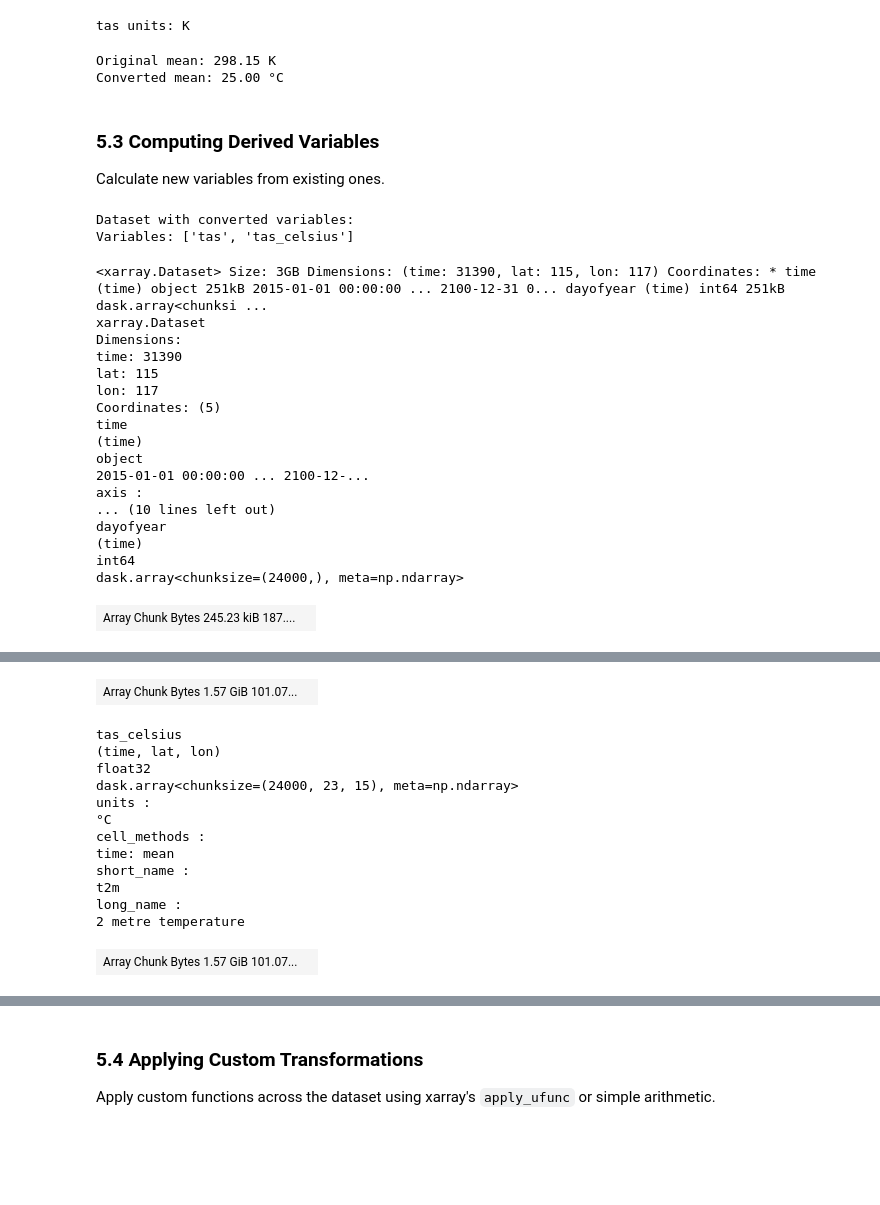
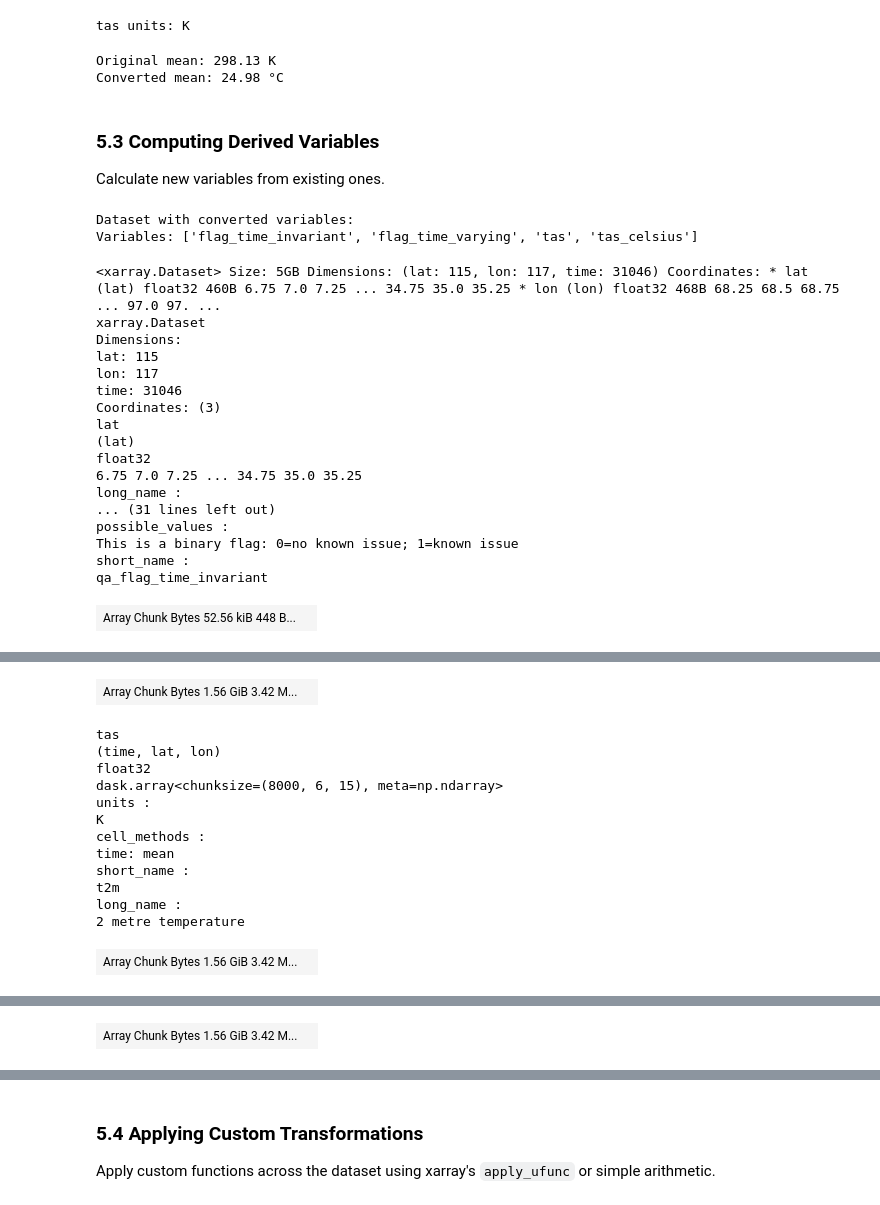
Before and after one commit to carbonplan/srm-downscaling-data-utils, a Jupyter notebook: notebooks/subsetting-and-exporting.ipynb, the cells around one changed output, grey strips where cells are left out. Saved outputs shown, nothing was run; the diff lists cells and outputs as text; code cells hidden in the pictures; blank space fills up the shorter version.

```diff
--- a/notebooks/subsetting-and-exporting.ipynb
+++ b/notebooks/subsetting-and-exporting.ipynb
@@ -92,9 +154,11 @@ Choose one of the datasets: `historical`, `ssp245` or `g6-1.5k`. For the followi
 # %%
-# ===== CUSTOMIZE: Choose your scenario =====
-scenario_name = "ssp245"  # "historical", "ssp245", or "g6-1.5k"
-# ============================================
+# ===== CUSTOMIZE: Choose your scenario and variable =====
+scenario_name = "ssp245"  # "historical", "ssp245", or "g6_1p5k"
+variable_name = "tas"  # any of VARIABLES
+# ========================================================
 
 # No modification needed below
-ds = {"historical": historical_ds, "ssp245": ssp245_ds, "g6-1.5k": g6_ds}[scenario_name]
+ds = load_downscaling_store(scenario=scenario_name, variable=variable_name)
+print(f"{scenario_name}/{variable_name} -> ensemble member {ensemble_member(scenario_name, variable_name)}")
 ds
 # %% [output]
@@ -192,0 +327,19 @@ Using demo dates for 'ssp245': {'decade_start': '2050-01-01', 'decade_end': '205
+# %%
+# ===== No modification needed - compares four access patterns (nothing is computed) =====
+da = ds[variable_name]
+decade = first_decade(ds)  # scenario-safe; never an empty selection
+
+# 1. One point, whole record -- the pattern this store is built for
+describe_request(da.sel(lat=28.6, lon=77.2, method="nearest"), "Delhi point, full record")
+
+# 2. A region over a decade -- still very reasonable
+describe_request(
+    da.sel(time=decade, lat=slice(6, 38), lon=slice(68, 98)),
+    "India box, 10 yr",
+)
+
+# 3. Global over a decade -- this is the one that kills kernels
+describe_request(da.sel(time=decade), "Global, 10 yr")
+
+# 4. A single global day -- 4 MB of numbers, tens of GB of reads
+describe_request(da.isel(time=0), "Global, single day")
@@ -947,12 +1291,12 @@ def kelvin_to_celsius(da):
 
 
 # No modification needed - applies conversion
-tas_celsius = kelvin_to_celsius(ds_clipped["tas"])
-print(f"Original mean: {float(ds_clipped['tas'].mean()):.2f} K")
+tas_celsius = kelvin_to_celsius(ds_clipped[variable_name])
+print(f"Original mean: {float(ds_clipped[variable_name].mean()):.2f} K")
 print(f"Converted mean: {float(tas_celsius.mean()):.2f} °C")
 # %% [output]
-Original mean: 298.15 K
-Converted mean: 25.00 °C
+Original mean: 298.13 K
+Converted mean: 24.98 °C
 # %% [markdown]
 ### 5.3 Computing Derived Variables
 
@@ -960,29 +1304,29 @@ Calculate new variables from existing ones.
 # %%
 # ===== No modification needed - creates dataset with converted units =====
 ds_converted = ds_clipped.copy()
-ds_converted["tas_celsius"] = kelvin_to_celsius(ds_converted["tas"])
+ds_converted["tas_celsius"] = kelvin_to_celsius(ds_converted[variable_name])
 
 print("Dataset with converted variables:")
 print(f"Variables: {list(ds_converted.data_vars)}")
 ds_converted
 # %% [output]
 Dataset with converted variables:
-Variables: ['tas', 'tas_celsius']
+Variables: ['flag_time_invariant', 'flag_time_varying', 'tas', 'tas_celsius']
-<xarray.Dataset> Size: 3GB Dimensions: (time: 31390, lat: 115, lon: 117) Coordinates: * time (time) object 251kB 2015-01-01 00:00:00 ... 2100-12-31 0... dayofyear (time) int64 251kB dask.array<chunksi ...
+<xarray.Dataset> Size: 5GB Dimensions: (lat: 115, lon: 117, time: 31046) Coordinates: * lat (lat) float32 460B 6.75 7.0 7.25 ... 34.75 35.0 35.25 * lon (lon) float32 468B 68.25 68.5 68.75 ... 97.0 97. ...
 xarray.Dataset
 Dimensions:
-time: 31390
 lat: 115
 lon: 117
-Coordinates: (5)
-time
-(time)
-object
-2015-01-01 00:00:00 ... 2100-12-...
-axis :
-... (10 lines left out)
-dayofyear
-(time)
-int64
-dask.array<chunksize=(24000,), meta=np.ndarray>
+time: 31046
+Coordinates: (3)
+lat
+(lat)
+float32
+6.75 7.0 7.25 ... 34.75 35.0 35.25
+long_name :
+... (31 lines left out)
+possible_values :
+This is a binary flag: 0=no known issue; 1=known issue
+short_name :
+qa_flag_time_invariant
-| Array Chunk Bytes 245.23 kiB 187.... |  |
+| Array Chunk Bytes 52.56 kiB 448 B... |  |
@@ -1006,14 +1345,14 @@ long_name :
-| Array Chunk Bytes 1.57 GiB 101.07... |  |
+| Array Chunk Bytes 1.56 GiB 3.42 M... |  |
-tas_celsius
+tas
 (time, lat, lon)
 float32
-dask.array<chunksize=(24000, 23, 15), meta=np.ndarray>
+dask.array<chunksize=(8000, 6, 15), meta=np.ndarray>
 units :
-°C
+K
 cell_methods :
 time: mean
 short_name :
 t2m
 long_name :
 2 metre temperature
-| Array Chunk Bytes 1.57 GiB 101.07... |  |
+| Array Chunk Bytes 1.56 GiB 3.42 M... |  |
@@ -1036,0 +1371 @@ None
+| Array Chunk Bytes 1.56 GiB 3.42 M... |  |
```
Also changed, not shown: parts of 50 cells of this notebook, 2 other files.
